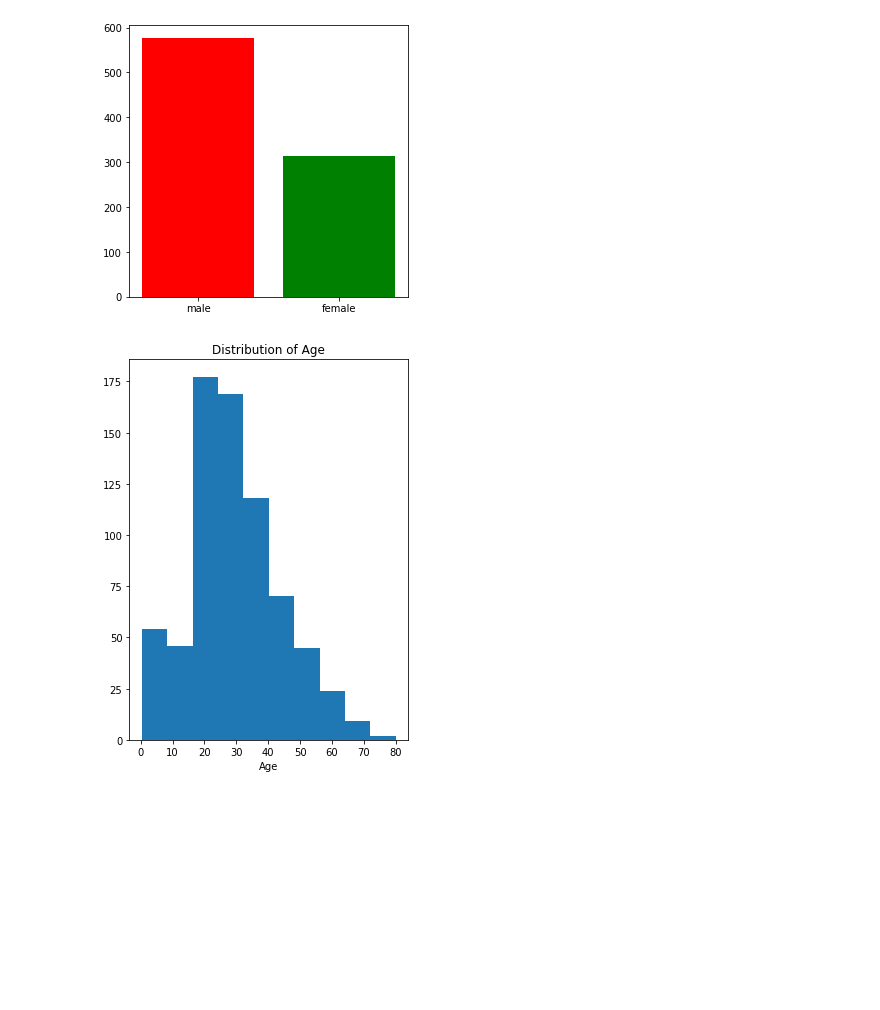
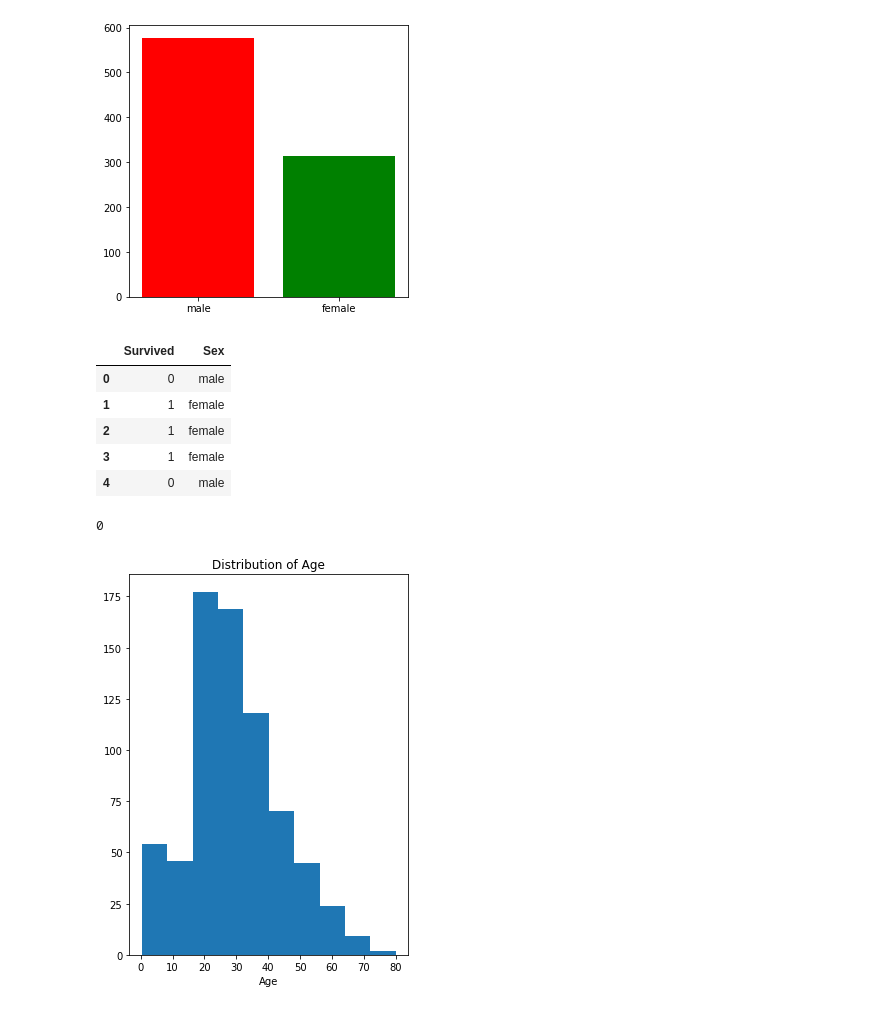
Before and after one commit to ankitarm/Kaggle-Submissions, a Jupyter notebook: Titanic- Machine Learning From Disaster/kaggle-titanic.ipynb, the cells around one changed output. Drawn from its saved outputs; the diff is of its cells as text; code cells hidden in the pictures; blank space fills up the shorter version.

```diff
--- a/Titanic- Machine Learning From Disaster/kaggle-titanic.ipynb
+++ b/Titanic- Machine Learning From Disaster/kaggle-titanic.ipynb
@@ -56,3 +185,15 @@ plt.bar(list(titanic_train['Sex'].value_counts().keys()),list(titanic_train['Sex
 plt.show()
 # %% [output]
 [figure]
+# %%
+sub=pd.DataFrame()
+sub['Survived']=titanic_train['Survived']
+sub['Sex']=titanic_train['Sex']
+sub.head()
+# %% [output]
+|  | Survived | Sex |
+| 0 | 0 | male |
+| 1 | 1 | female |
+| 2 | 1 | female |
+| 3 | 1 | female |
+| 4 | 0 | male |
@@ -59,3 +205,8 @@ plt.show()
+# %%
+#missing values in sex
+titanic_train.Sex.isnull().sum()
+# %% [output]
+0
 # %%
 #from matplotlib import pyplot as plt
 plt.figure(figsize=(5,7))
```
Also changed, not shown: parts of 23 cells of this notebook.
